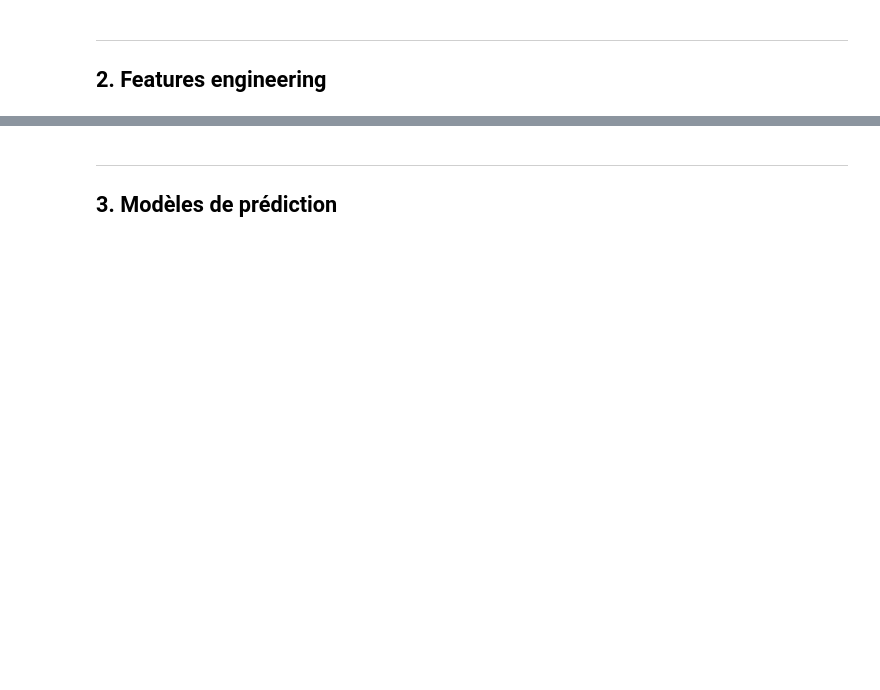
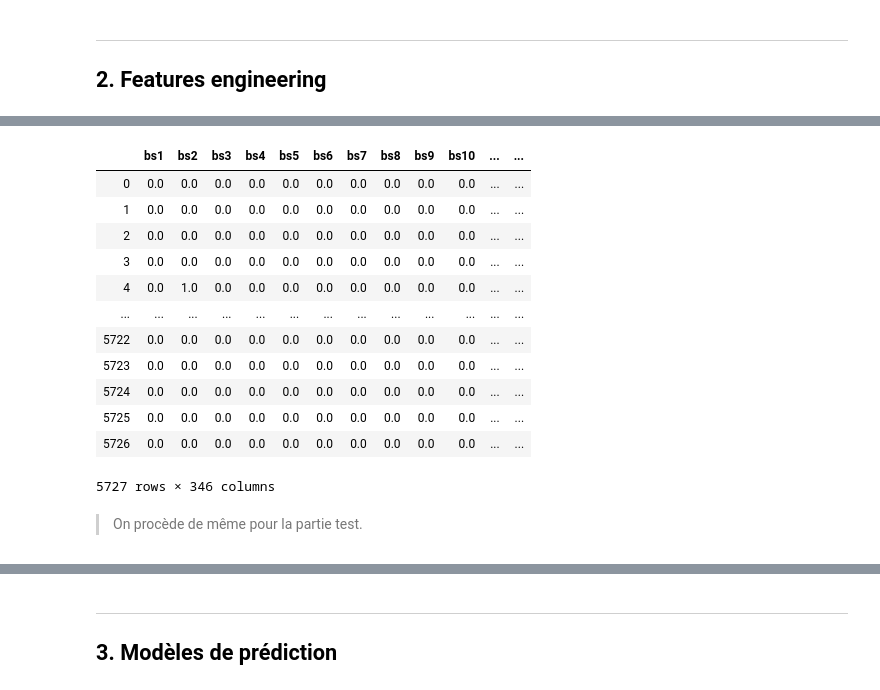
Before and after one commit to Thomas-Koch/INF-730---IOT, a Jupyter notebook: TP_geoloc/TP_Geoloc_Msp_Telecom_KOCH.ipynb, the cells around one changed output, grey strips where cells are left out. Cells and saved outputs as stored; diff of their text form; code cells hidden in the pictures; blank space fills up the shorter version.

```diff
--- a/TP_geoloc/TP_Geoloc_Msp_Telecom_KOCH.ipynb
+++ b/TP_geoloc/TP_Geoloc_Msp_Telecom_KOCH.ipynb
@@ -407,0 +548,4 @@ df_mess_train = df_mess_train.set_index(np.arange(n_train))
+# %%
+# On récupère tous les stations concernées par un messid donné
+df_bsid_grouped_train = df_grouped_train.sum()[listNameBs]
+df_bsid_grouped_test = df_grouped_test.sum()[listNameBs]
@@ -407,0 +601,14 @@ df_mess_train = df_mess_train.set_index(np.arange(n_train))
+# %%
+df_grouped_train = df_grouped_train.agg({'rssi':['mean'], 'bs_lat':['mean'], 'bs_lng':['mean'],
+                                          'time_ux':['mean'], 'pos_lat':['mean'], 'pos_lng':['mean']})
+# On renomme les premières colonnes
+df_grouped_train.columns = ['mean_rssi', 'mean_bs_lat', 'mean_bs_lng', 'mean_time_ux',
+                            'mean_pos_lat', 'mean_pos_lng']
+
+# On rajoute les variables catégorielles que nous avons obtenus ci-avant
+df_grouped_train[listNameBs] = df_bsid_grouped_train
+df_grouped_train[listNameDid] = df_did_grouped_train
+
+
+# On réinitialise l'index
+df_grouped_train = df_grouped_train.reset_index().drop(['messid'], axis=1)
@@ -407,0 +626,18 @@ df_mess_train = df_mess_train.set_index(np.arange(n_train))
+# %%
+df_train
+# %% [output]
+|  | bs1 | bs2 | bs3 | bs4 | bs5 | bs6 | bs7 | bs8 | bs9 | bs10 | ... | ... |
+| 0 | 0.0 | 0.0 | 0.0 | 0.0 | 0.0 | 0.0 | 0.0 | 0.0 | 0.0 | 0.0 | ... | ... |
+| 1 | 0.0 | 0.0 | 0.0 | 0.0 | 0.0 | 0.0 | 0.0 | 0.0 | 0.0 | 0.0 | ... | ... |
+| 2 | 0.0 | 0.0 | 0.0 | 0.0 | 0.0 | 0.0 | 0.0 | 0.0 | 0.0 | 0.0 | ... | ... |
+| 3 | 0.0 | 0.0 | 0.0 | 0.0 | 0.0 | 0.0 | 0.0 | 0.0 | 0.0 | 0.0 | ... | ... |
+| 4 | 0.0 | 1.0 | 0.0 | 0.0 | 0.0 | 0.0 | 0.0 | 0.0 | 0.0 | 0.0 | ... | ... |
+| ... | ... | ... | ... | ... | ... | ... | ... | ... | ... | ... | ... | ... |
+| 5722 | 0.0 | 0.0 | 0.0 | 0.0 | 0.0 | 0.0 | 0.0 | 0.0 | 0.0 | 0.0 | ... | ... |
+| 5723 | 0.0 | 0.0 | 0.0 | 0.0 | 0.0 | 0.0 | 0.0 | 0.0 | 0.0 | 0.0 | ... | ... |
+| 5724 | 0.0 | 0.0 | 0.0 | 0.0 | 0.0 | 0.0 | 0.0 | 0.0 | 0.0 | 0.0 | ... | ... |
+| 5725 | 0.0 | 0.0 | 0.0 | 0.0 | 0.0 | 0.0 | 0.0 | 0.0 | 0.0 | 0.0 | ... | ... |
+| 5726 | 0.0 | 0.0 | 0.0 | 0.0 | 0.0 | 0.0 | 0.0 | 0.0 | 0.0 | 0.0 | ... | ... |
+5727 rows × 346 columns
+# %% [markdown]
+> On procède de même pour la partie test.
```
Also changed, not shown: parts of 96 cells of this notebook, 4 other files.
